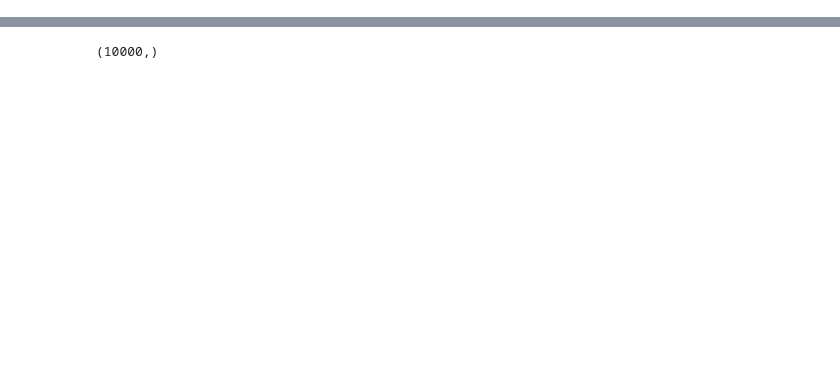
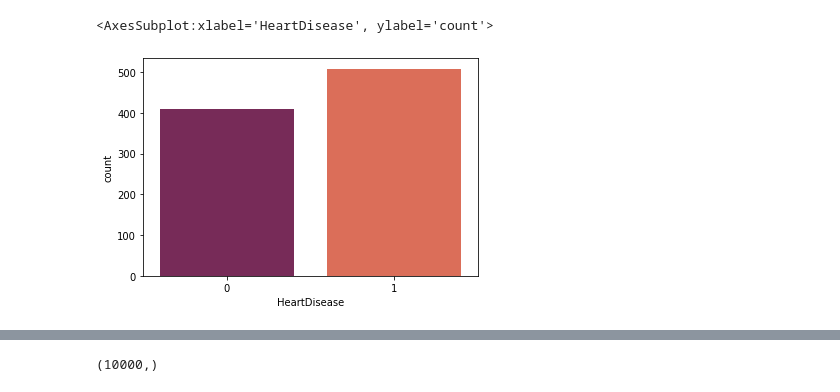
Before and after one commit to hugomdm/Adaboost_ADSL, a Jupyter notebook: code/Adaboost_MultiClass.ipynb, the cells around one changed output, grey strips where cells are left out. Saved outputs shown, nothing was run; the diff lists cells and outputs as text; code cells hidden in the pictures; blank space fills up the shorter version.

```diff
--- a/code/Adaboost_MultiClass.ipynb
+++ b/code/Adaboost_MultiClass.ipynb
@@ -35,0 +30,2 @@ y_train, y_test = y[:n_split], y[n_split:]
+# %%
+heart_data = pd.read_csv("heart.csv")
@@ -35,0 +48,6 @@ y_train, y_test = y[:n_split], y[n_split:]
+# %%
+
+sns.countplot(x = heart_data['HeartDisease'], data = heart_data, palette='rocket')
+# %% [output]
+<AxesSubplot:xlabel='HeartDisease', ylabel='count'>
+[figure, added]
```
Also changed, not shown: parts of 18 cells of this notebook, 3 other files.
